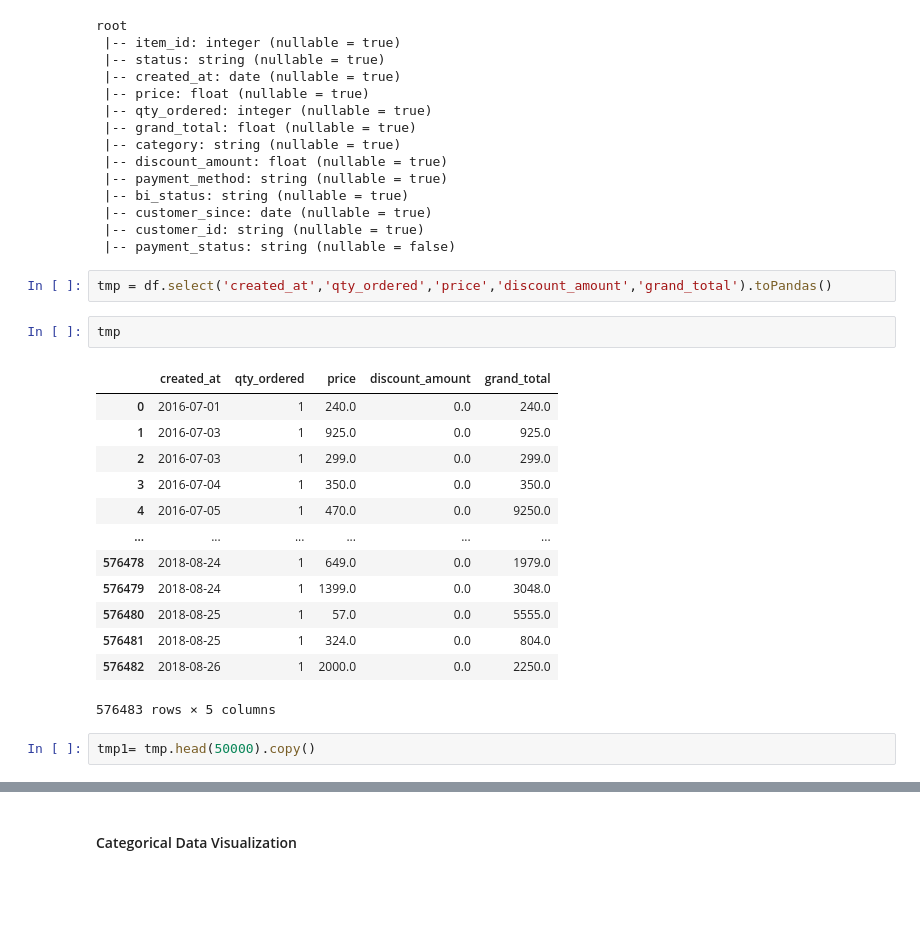
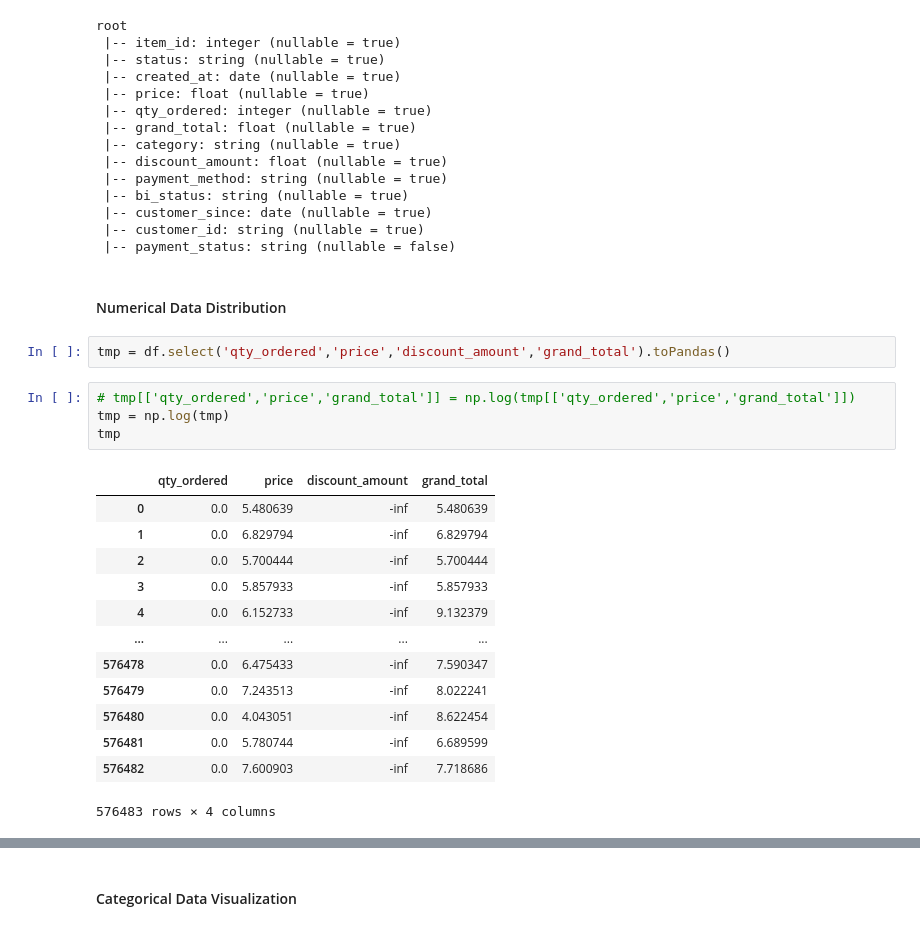
Before and after one commit to dendyandra22/ecommerce_analysis, a Jupyter notebook: e_commerce_spark.ipynb, the cells around one changed output, grey strips where cells are left out. Saved outputs shown, nothing was run; the diff lists cells and outputs as text; blank space fills up the shorter version.

```diff
--- a/e_commerce_spark.ipynb
+++ b/e_commerce_spark.ipynb
@@ -418,25 +418,27 @@ root
  |-- customer_since: date (nullable = true)
  |-- customer_id: string (nullable = true)
  |-- payment_status: string (nullable = false)
+# %% [markdown]
+#### Numerical Data Distribution
 # %%
-tmp = df.select('created_at','qty_ordered','price','discount_amount','grand_total').toPandas()
+tmp = df.select('qty_ordered','price','discount_amount','grand_total').toPandas()
-# %%
-tmp
-# %% [output]
-|  | created_at | qty_ordered | price | discount_amount | grand_total |
-| 0 | 2016-07-01 | 1 | 240.0 | 0.0 | 240.0 |
-| 1 | 2016-07-03 | 1 | 925.0 | 0.0 | 925.0 |
-| 2 | 2016-07-03 | 1 | 299.0 | 0.0 | 299.0 |
-| 3 | 2016-07-04 | 1 | 350.0 | 0.0 | 350.0 |
-| 4 | 2016-07-05 | 1 | 470.0 | 0.0 | 9250.0 |
-| ... | ... | ... | ... | ... | ... |
-| 576478 | 2018-08-24 | 1 | 649.0 | 0.0 | 1979.0 |
-| 576479 | 2018-08-24 | 1 | 1399.0 | 0.0 | 3048.0 |
-| 576480 | 2018-08-25 | 1 | 57.0 | 0.0 | 5555.0 |
-| 576481 | 2018-08-25 | 1 | 324.0 | 0.0 | 804.0 |
-| 576482 | 2018-08-26 | 1 | 2000.0 | 0.0 | 2250.0 |
-576483 rows × 5 columns
-# %%
-tmp1= tmp.head(50000).copy()
+# %%
+# tmp[['qty_ordered','price','grand_total']] = np.log(tmp[['qty_ordered','price','grand_total']])
+tmp = np.log(tmp)
+tmp
+# %% [output]
+|  | qty_ordered | price | discount_amount | grand_total |
+| 0 | 0.0 | 5.480639 | -inf | 5.480639 |
+| 1 | 0.0 | 6.829794 | -inf | 6.829794 |
+| 2 | 0.0 | 5.700444 | -inf | 5.700444 |
+| 3 | 0.0 | 5.857933 | -inf | 5.857933 |
+| 4 | 0.0 | 6.152733 | -inf | 9.132379 |
+| ... | ... | ... | ... | ... |
+| 576478 | 0.0 | 6.475433 | -inf | 7.590347 |
+| 576479 | 0.0 | 7.243513 | -inf | 8.022241 |
+| 576480 | 0.0 | 4.043051 | -inf | 8.622454 |
+| 576481 | 0.0 | 5.780744 | -inf | 6.689599 |
+| 576482 | 0.0 | 7.600903 | -inf | 7.718686 |
+576483 rows × 4 columns
 # %%
 f, ax = plt.subplots(2,2, figsize=(16,10))
```
Also changed, not shown: parts of 9 cells of this notebook.
